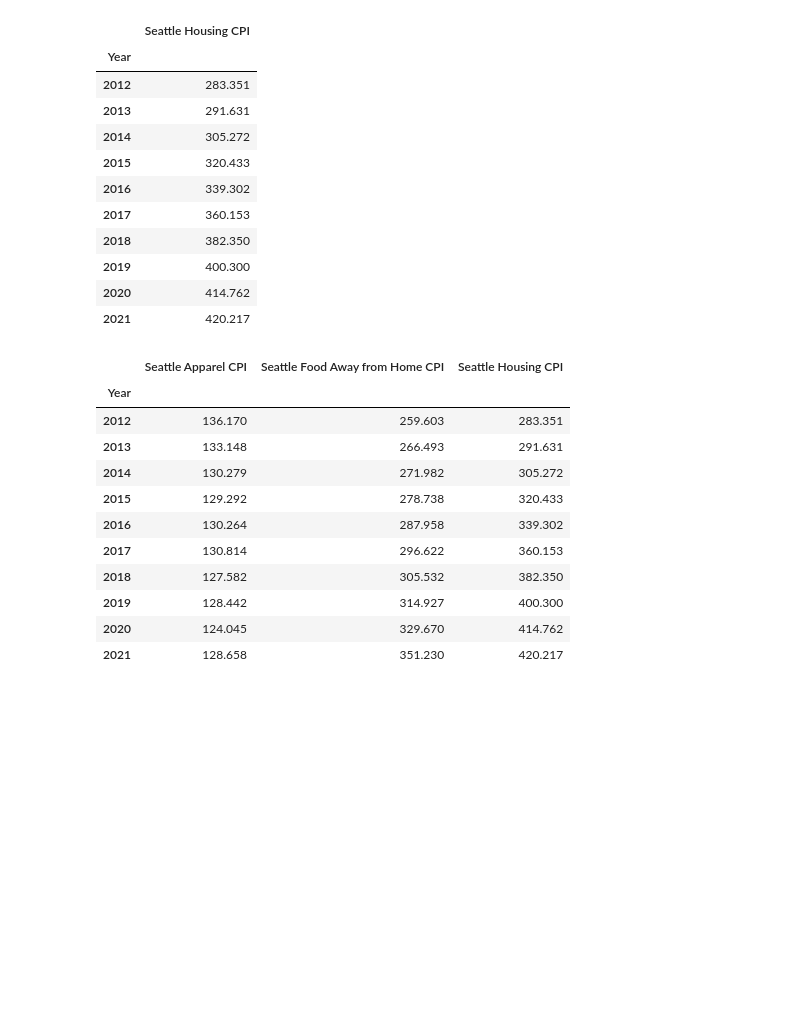
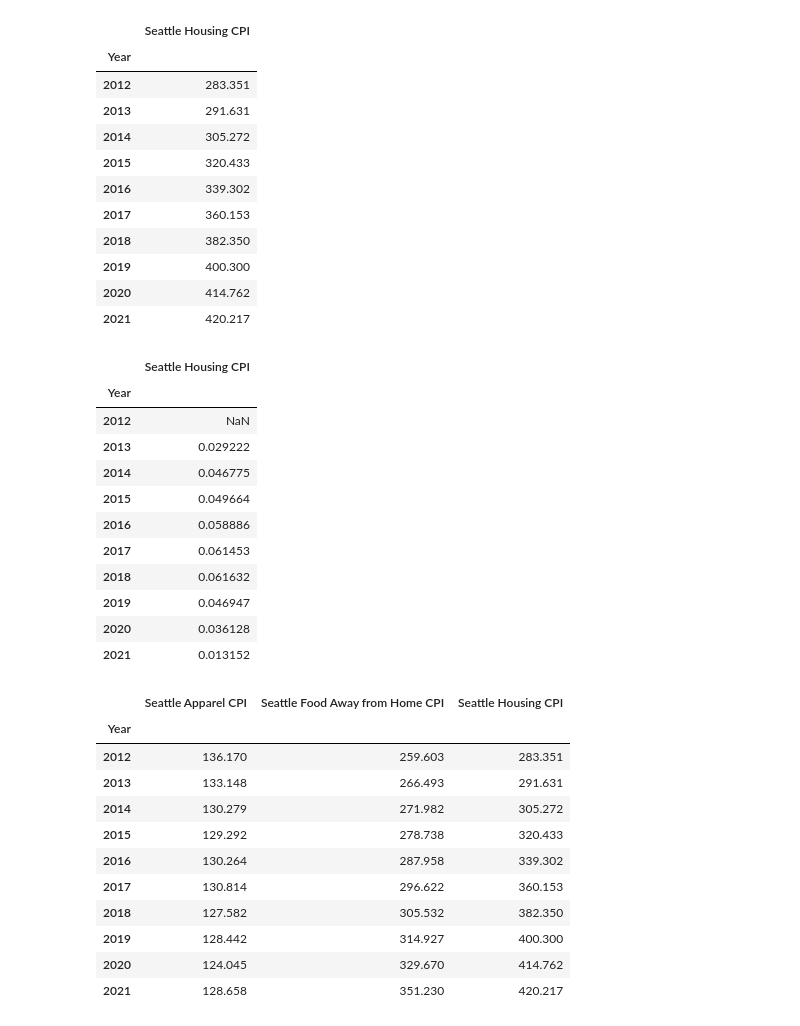
Before and after one commit to Angelboy-commercial/data-zookeepers, a Jupyter notebook: notebooks/ayanam.ipynb, the cells around one changed output. Saved outputs shown, nothing was run; the diff lists cells and outputs as text; code cells hidden in the pictures; blank space fills up the shorter version.

```diff
--- a/notebooks/ayanam.ipynb
+++ b/notebooks/ayanam.ipynb
@@ -89,10 +89,26 @@ seattleCPI_RentalEquivalent_df["Seattle Housing CPI"]= pd.to_numeric(seattleCPI_
 # %%
 # Calculate percent change for each df
 seattleCPI_apparel_pctchange = seattleCPI_apparel_df.pct_change()
 
 seattleCPI_FoodAway_pctchange = seattleCPI_FoodAway_df.pct_change()
 
 seattleCPI_RentalEquivalent_pctchange = seattleCPI_RentalEquivalent_df.pct_change()
+
+seattleCPI_RentalEquivalent_pctchange
+# seattleCPI_FoodAway_pctchange
+# %% [output]
+|  | Seattle Housing CPI |
+| Year |  |
+| 2012 | NaN |
+| 2013 | 0.029222 |
+| 2014 | 0.046775 |
+| 2015 | 0.049664 |
+| 2016 | 0.058886 |
+| 2017 | 0.061453 |
+| 2018 | 0.061632 |
+| 2019 | 0.046947 |
+| 2020 | 0.036128 |
+| 2021 | 0.013152 |
 # %%
 # Combine all dataframes together
 list_of_df = [seattleCPI_apparel_df, seattleCPI_FoodAway_df, seattleCPI_RentalEquivalent_df]
```
Also changed, not shown: parts of 5 cells of this notebook.
